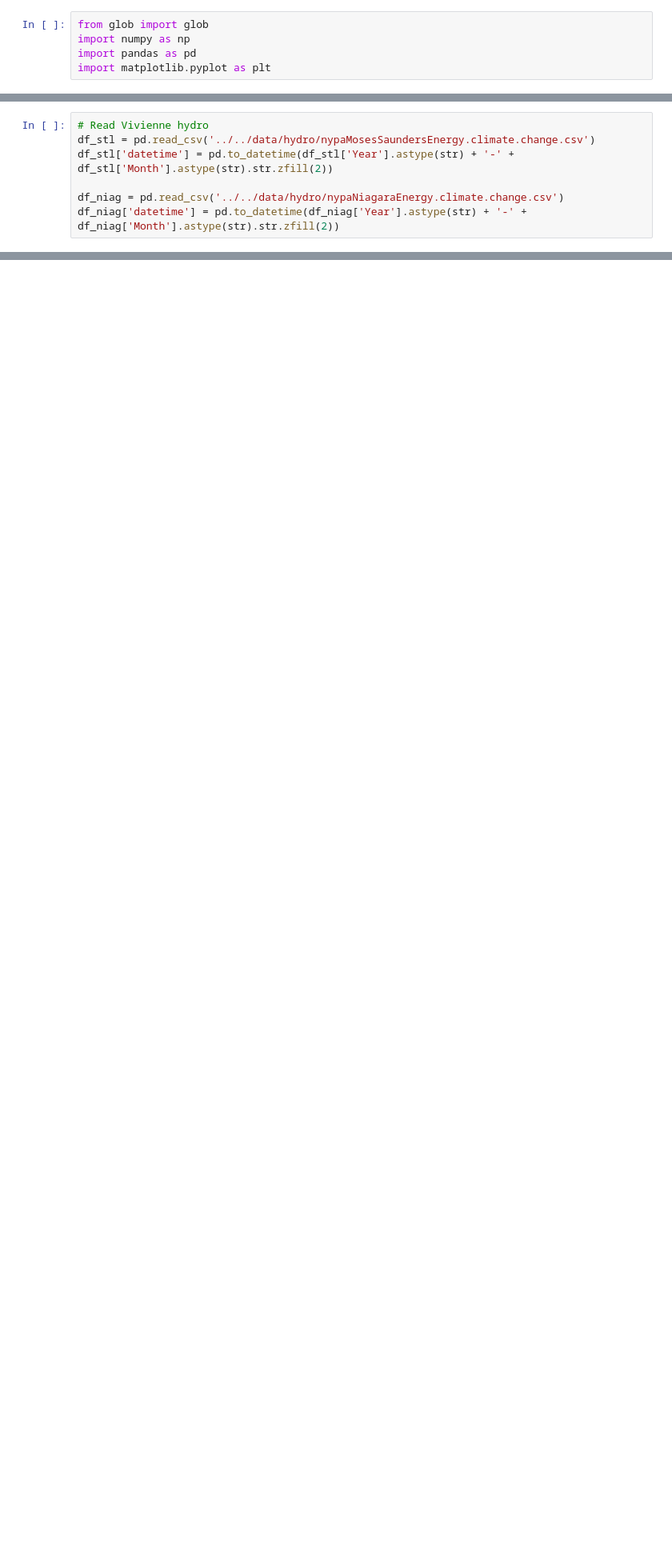
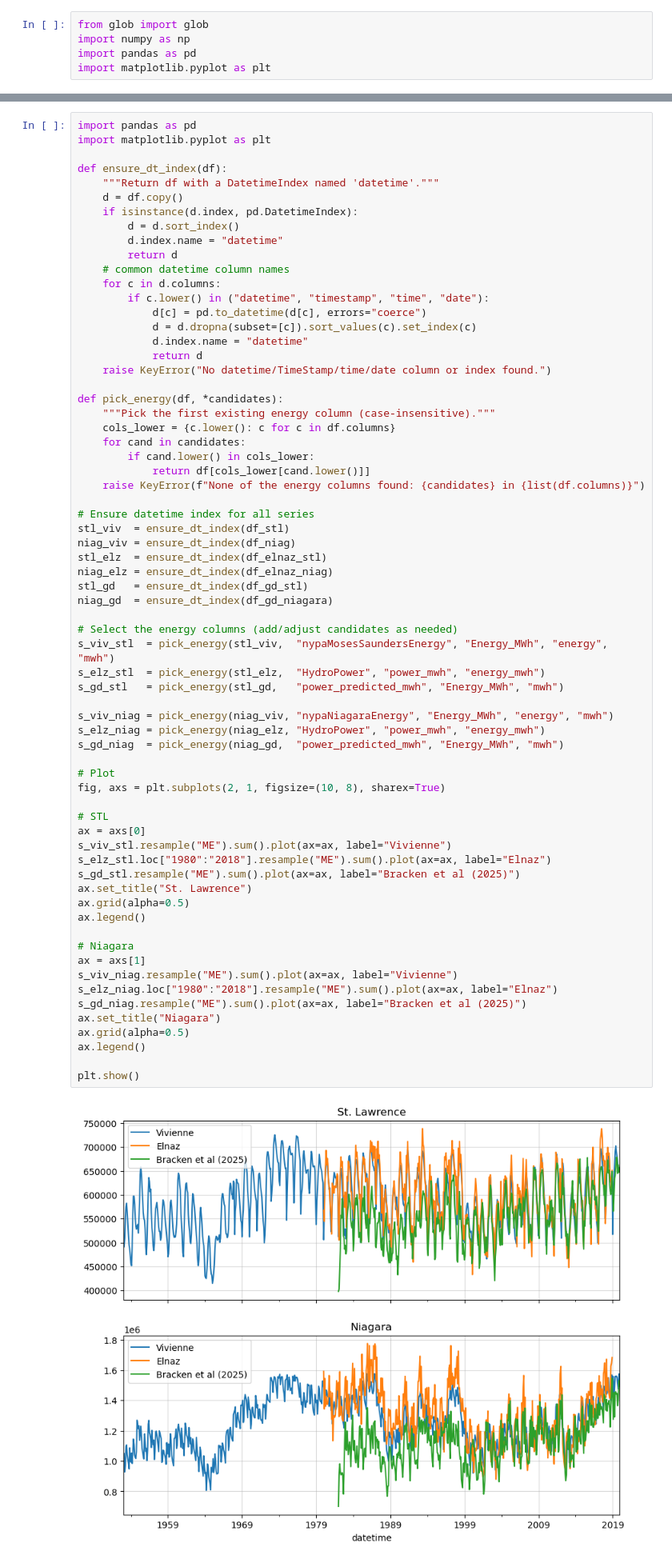
Before and after one commit to reyli4/acorn-julia, a Jupyter notebook: scripts/03_gen_modeling/hydro.ipynb, the cells around one changed output, grey strips where cells are left out. Shown at 80% size. Drawn from its saved outputs; the diff is of its cells as text; blank space fills up the shorter version.

```diff
--- a/scripts/03_gen_modeling/hydro.ipynb
+++ b/scripts/03_gen_modeling/hydro.ipynb
@@ -19,10 +48,3 @@ df_elnaz_stl['TimeStamp'] = pd.to_datetime(df_elnaz_stl['TimeStamp'])
 df_elnaz_stl.sort_values('TimeStamp', inplace=True)
 df_elnaz_stl.dropna(inplace=True)
 df_elnaz_stl.set_index('TimeStamp', inplace=True)
-# %%
-# Read Vivienne hydro
-df_stl = pd.read_csv('../../data/hydro/nypaMosesSaundersEnergy.climate.change.csv')
-df_stl['datetime'] = pd.to_datetime(df_stl['Year'].astype(str) + '-' + df_stl['Month'].astype(str).str.zfill(2))
-
-df_niag = pd.read_csv('../../data/hydro/nypaNiagaraEnergy.climate.change.csv')
-df_niag['datetime'] = pd.to_datetime(df_niag['Year'].astype(str) + '-' + df_niag['Month'].astype(str).str.zfill(2))
@@ -63,3 +51,72 @@ plt.show()
+# %%
+import pandas as pd
+import matplotlib.pyplot as plt
+
+def ensure_dt_index(df):
+    """Return df with a DatetimeIndex named 'datetime'."""
+    d = df.copy()
+    if isinstance(d.index, pd.DatetimeIndex):
+        d = d.sort_index()
+        d.index.name = "datetime"
+        return d
+    # common datetime column names
+    for c in d.columns:
+        if c.lower() in ("datetime", "timestamp", "time", "date"):
+            d[c] = pd.to_datetime(d[c], errors="coerce")
+            d = d.dropna(subset=[c]).sort_values(c).set_index(c)
+            d.index.name = "datetime"
+            return d
+    raise KeyError("No datetime/TimeStamp/time/date column or index found.")
+
+def pick_energy(df, *candidates):
+    """Pick the first existing energy column (case-insensitive)."""
+    cols_lower = {c.lower(): c for c in df.columns}
+    for cand in candidates:
+        if cand.lower() in cols_lower:
+            return df[cols_lower[cand.lower()]]
+    raise KeyError(f"None of the energy columns found: {candidates} in {list(df.columns)}")
+
+# Ensure datetime index for all series
+stl_viv  = ensure_dt_index(df_stl)
+niag_viv = ensure_dt_index(df_niag)
+stl_elz  = ensure_dt_index(df_elnaz_stl)
+niag_elz = ensure_dt_index(df_elnaz_niag)
+stl_gd   = ensure_dt_index(df_gd_stl)
+niag_gd  = ensure_dt_index(df_gd_niagara)
+
+# Select the energy columns (add/adjust candidates as needed)
+s_viv_stl  = pick_energy(stl_viv,  "nypaMosesSaundersEnergy", "Energy_MWh", "energy", "mwh")
+s_elz_stl  = pick_energy(stl_elz,  "HydroPower", "power_mwh", "energy_mwh")
+s_gd_stl   = pick_energy(stl_gd,   "power_predicted_mwh", "Energy_MWh", "mwh")
+
+s_viv_niag = pick_energy(niag_viv, "nypaNiagaraEnergy", "Energy_MWh", "energy", "mwh")
+s_elz_niag = pick_energy(niag_elz, "HydroPower", "power_mwh", "energy_mwh")
+s_gd_niag  = pick_energy(niag_gd,  "power_predicted_mwh", "Energy_MWh", "mwh")
+
+# Plot
+fig, axs = plt.subplots(2, 1, figsize=(10, 8), sharex=True)
+
+# STL
+ax = axs[0]
+s_viv_stl.resample("ME").sum().plot(ax=ax, label="Vivienne")
+s_elz_stl.loc["1980":"2018"].resample("ME").sum().plot(ax=ax, label="Elnaz")
+s_gd_stl.resample("ME").sum().plot(ax=ax, label="Bracken et al (2025)")
+ax.set_title("St. Lawrence")
+ax.grid(alpha=0.5)
+ax.legend()
+
+# Niagara
+ax = axs[1]
+s_viv_niag.resample("ME").sum().plot(ax=ax, label="Vivienne")
+s_elz_niag.loc["1980":"2018"].resample("ME").sum().plot(ax=ax, label="Elnaz")
+s_gd_niag.resample("ME").sum().plot(ax=ax, label="Bracken et al (2025)")
+ax.set_title("Niagara")
+ax.grid(alpha=0.5)
+ax.legend()
+
+plt.show()
+# %% [output]
+[figure, added]
 # %%
 # # Read scenarios
 # df_scen = pd.read_csv('../../data/hydro/DU_factors_v3_300.csv', header=None)
```
Also changed, not shown: parts of 11 cells of this notebook, 47 other files.
